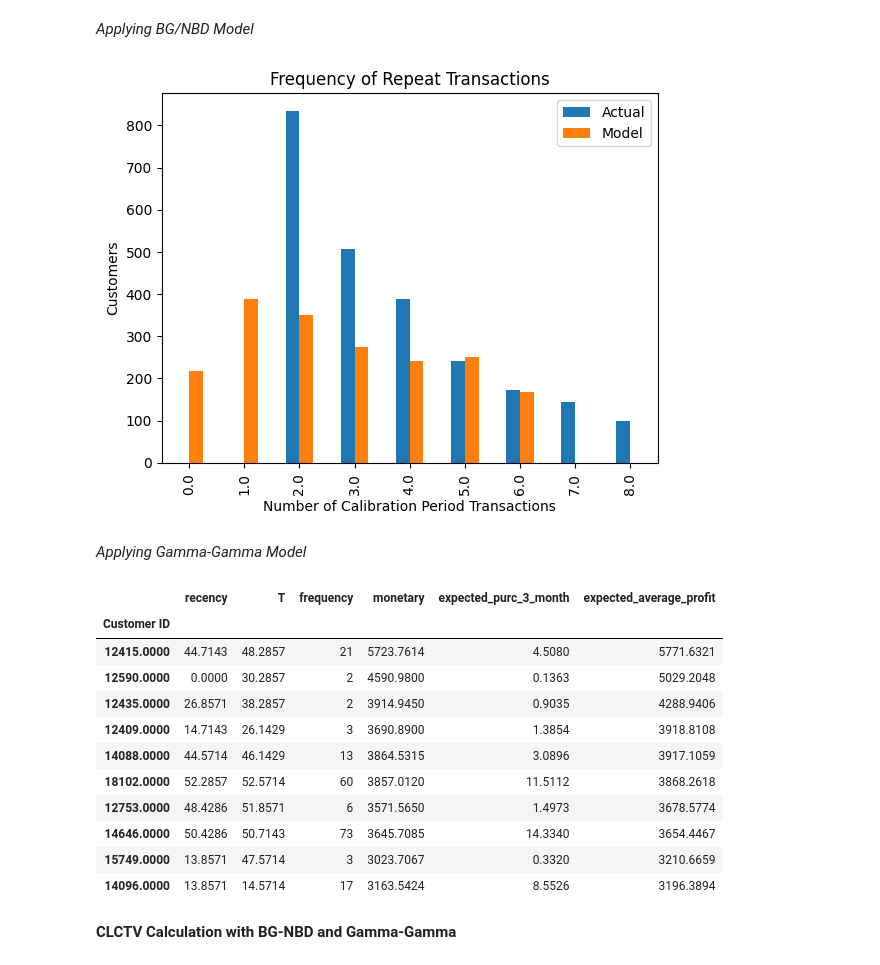
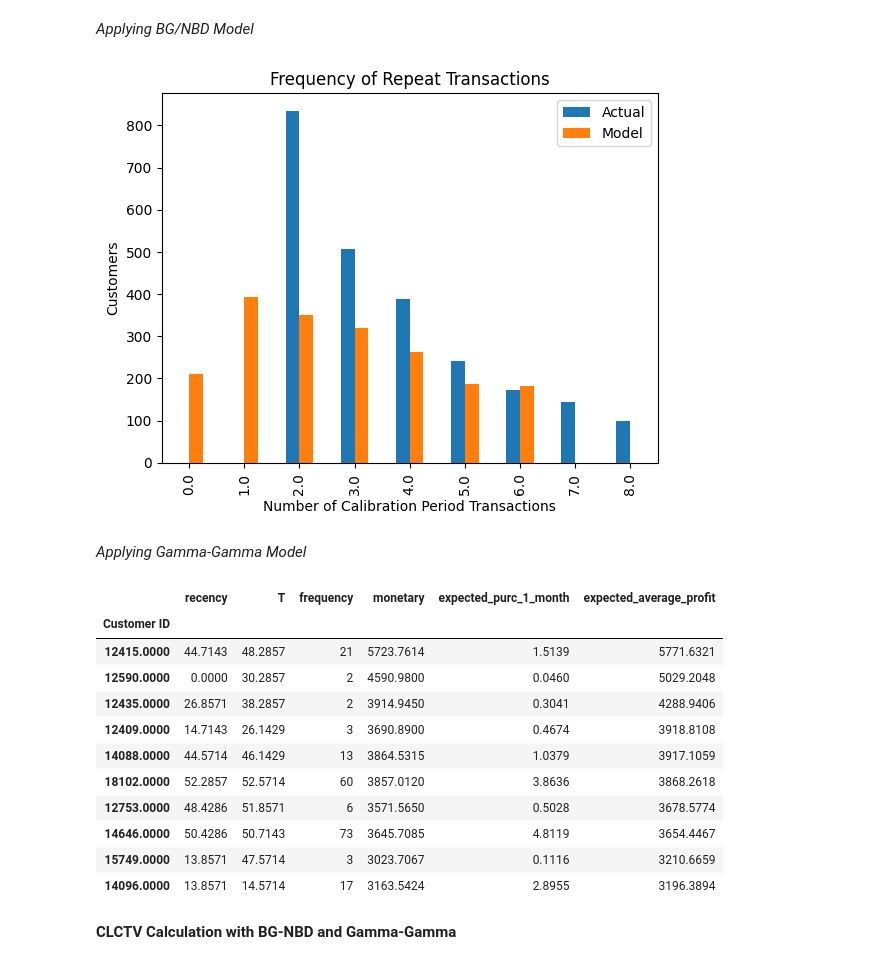
Before and after one commit to YeldaYuksel/CLTV_Prediction, a Jupyter notebook: cltv-prediction.ipynb, the cells around one changed output. Saved outputs shown, nothing was run; the diff lists cells and outputs as text; code cells hidden in the pictures.

Commit message:
Kaggle Notebook | CLTV_Prediction | Version 3

```diff
--- a/cltv-prediction.ipynb
+++ b/cltv-prediction.ipynb
@@ -121,34 +121,34 @@ cltv_df.head()
 # %%
 bgf = BetaGeoFitter(penalizer_coef=0.001)
 
 bgf.fit(cltv_df['frequency'],
         cltv_df['recency'],
         cltv_df['T'])
 
 
 #bgf.conditional_expected_number_of_purchases_up_to_time(1,
 #                                                        cltv_df['frequency'],
 #                                                        cltv_df['recency'],
 #                                                        cltv_df['T']).sort_values(ascending=False).head(10)
 #
 
 bgf.predict(4,
             cltv_df['frequency'],
             cltv_df['recency'],
             cltv_df['T']).sort_values(ascending=False).head(10)
 
 
 ## 3 months prediction ##
 
-cltv_df["expected_purc_3_month"] = bgf.predict(4 *3,
+cltv_df["expected_purc_1_month"] = bgf.predict(4,
                                               cltv_df['frequency'],
                                               cltv_df['recency'],
                                               cltv_df['T'])
 
 plot_period_transactions(bgf)
 plt.show()
 # %% [output]
-[figure, old version]
+[figure, new version]
 # %% [markdown]
 *Applying Gamma-Gamma Model*
 # %%
@@ -165,18 +165,18 @@ cltv_df["expected_average_profit"] = ggf.conditional_expected_average_profit(clt
 
 cltv_df.sort_values("expected_average_profit", ascending=False).head(10)
 # %% [output]
-|  | recency | T | frequency | monetary | expected_purc_3_month | expected_average_profit |
+|  | recency | T | frequency | monetary | expected_purc_1_month | expected_average_profit |
 | Customer ID |  |  |  |  |  |  |
-| 12415.0000 | 44.7143 | 48.2857 | 21 | 5723.7614 | 4.5080 | 5771.6321 |
-| 12590.0000 | 0.0000 | 30.2857 | 2 | 4590.9800 | 0.1363 | 5029.2048 |
-| 12435.0000 | 26.8571 | 38.2857 | 2 | 3914.9450 | 0.9035 | 4288.9406 |
-| 12409.0000 | 14.7143 | 26.1429 | 3 | 3690.8900 | 1.3854 | 3918.8108 |
-| 14088.0000 | 44.5714 | 46.1429 | 13 | 3864.5315 | 3.0896 | 3917.1059 |
-| 18102.0000 | 52.2857 | 52.5714 | 60 | 3857.0120 | 11.5112 | 3868.2618 |
-| 12753.0000 | 48.4286 | 51.8571 | 6 | 3571.5650 | 1.4973 | 3678.5774 |
-| 14646.0000 | 50.4286 | 50.7143 | 73 | 3645.7085 | 14.3340 | 3654.4467 |
-| 15749.0000 | 13.8571 | 47.5714 | 3 | 3023.7067 | 0.3320 | 3210.6659 |
-| 14096.0000 | 13.8571 | 14.5714 | 17 | 3163.5424 | 8.5526 | 3196.3894 |
+| 12415.0000 | 44.7143 | 48.2857 | 21 | 5723.7614 | 1.5139 | 5771.6321 |
+| 12590.0000 | 0.0000 | 30.2857 | 2 | 4590.9800 | 0.0460 | 5029.2048 |
+| 12435.0000 | 26.8571 | 38.2857 | 2 | 3914.9450 | 0.3041 | 4288.9406 |
+| 12409.0000 | 14.7143 | 26.1429 | 3 | 3690.8900 | 0.4674 | 3918.8108 |
+| 14088.0000 | 44.5714 | 46.1429 | 13 | 3864.5315 | 1.0379 | 3917.1059 |
+| 18102.0000 | 52.2857 | 52.5714 | 60 | 3857.0120 | 3.8636 | 3868.2618 |
+| 12753.0000 | 48.4286 | 51.8571 | 6 | 3571.5650 | 0.5028 | 3678.5774 |
+| 14646.0000 | 50.4286 | 50.7143 | 73 | 3645.7085 | 4.8119 | 3654.4467 |
+| 15749.0000 | 13.8571 | 47.5714 | 3 | 3023.7067 | 0.1116 | 3210.6659 |
+| 14096.0000 | 13.8571 | 14.5714 | 17 | 3163.5424 | 2.8955 | 3196.3894 |
 # %% [markdown]
 **CLCTV Calculation with BG-NBD and Gamma-Gamma**
 # %%
```
Also changed, not shown: parts of 6 cells of this notebook.
